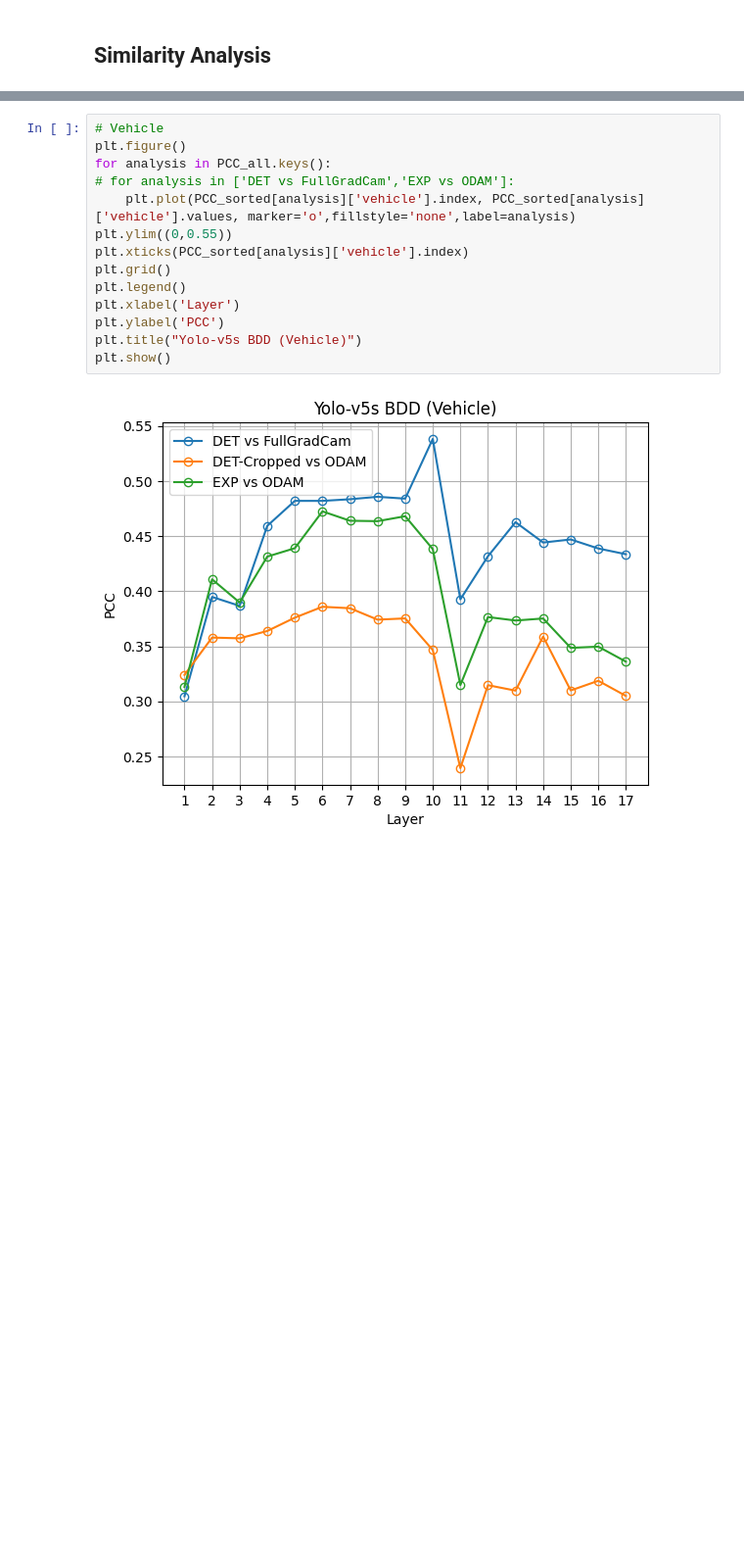
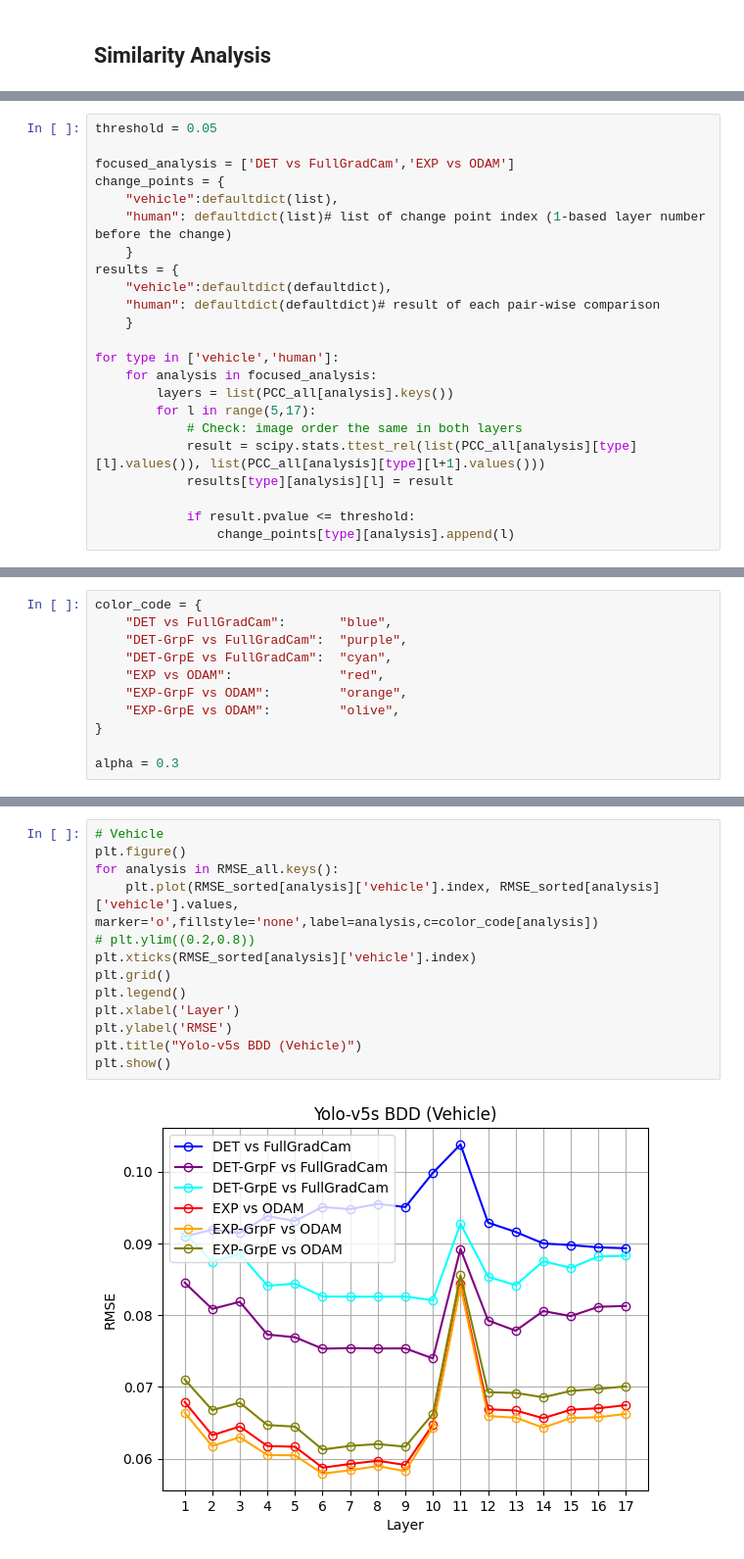
Before and after one commit to shaderein/xai, a Jupyter notebook: scripts/layer_similarity_analysis.ipynb, the cells around one changed output, grey strips where cells are left out. Shown at 98% size. Drawn from its saved outputs; the diff is of its cells as text; blank space fills up the shorter version.

```diff
--- a/scripts/layer_similarity_analysis.ipynb
+++ b/scripts/layer_similarity_analysis.ipynb
@@ -177,0 +453,23 @@ for analysis in PCC_all.keys():
+# %%
+threshold = 0.05
+
+focused_analysis = ['DET vs FullGradCam','EXP vs ODAM']
+change_points = {
+    "vehicle":defaultdict(list),
+    "human": defaultdict(list)# list of change point index (1-based layer number before the change)
+    }
+results = {
+    "vehicle":defaultdict(defaultdict),
+    "human": defaultdict(defaultdict)# result of each pair-wise comparison
+    }
+
+for type in ['vehicle','human']:
+    for analysis in focused_analysis:
+        layers = list(PCC_all[analysis].keys())
+        for l in range(5,17):
+            # Check: image order the same in both layers
+            result = scipy.stats.ttest_rel(list(PCC_all[analysis][type][l].values()), list(PCC_all[analysis][type][l+1].values()))
+            results[type][analysis][l] = result
+
+            if result.pvalue <= threshold:
+                change_points[type][analysis].append(l)
@@ -177,0 +487,11 @@ for analysis in PCC_all.keys():
+# %%
+color_code = {
+    "DET vs FullGradCam":       "blue",
+    "DET-GrpF vs FullGradCam":  "purple",
+    "DET-GrpE vs FullGradCam":  "cyan",
+    "EXP vs ODAM":              "red",
+    "EXP-GrpF vs ODAM":         "orange",
+    "EXP-GrpE vs ODAM":         "olive",
+}
+
+alpha = 0.3
@@ -178,19 +591,18 @@ for analysis in PCC_all.keys():
 # %%
 # Vehicle
 plt.figure()
-for analysis in PCC_all.keys():
-# for analysis in ['DET vs FullGradCam','EXP vs ODAM']:
-    plt.plot(PCC_sorted[analysis]['vehicle'].index, PCC_sorted[analysis]['vehicle'].values, marker='o',fillstyle='none',label=analysis)
-plt.ylim((0,0.55))
-plt.xticks(PCC_sorted[analysis]['vehicle'].index)
+for analysis in RMSE_all.keys():
+    plt.plot(RMSE_sorted[analysis]['vehicle'].index, RMSE_sorted[analysis]['vehicle'].values, marker='o',fillstyle='none',label=analysis,c=color_code[analysis])
+# plt.ylim((0.2,0.8))
+plt.xticks(RMSE_sorted[analysis]['vehicle'].index)
 plt.grid()
 plt.legend()
 plt.xlabel('Layer')
-plt.ylabel('PCC')
+plt.ylabel('RMSE')
 plt.title("Yolo-v5s BDD (Vehicle)")
 plt.show()
 # %% [output]
-[figure, old version]
+[figure, new version]
 # %%
 # Vehicle
 plt.figure()
```
Also changed, not shown: parts of 34 cells of this notebook, 2 other files.
